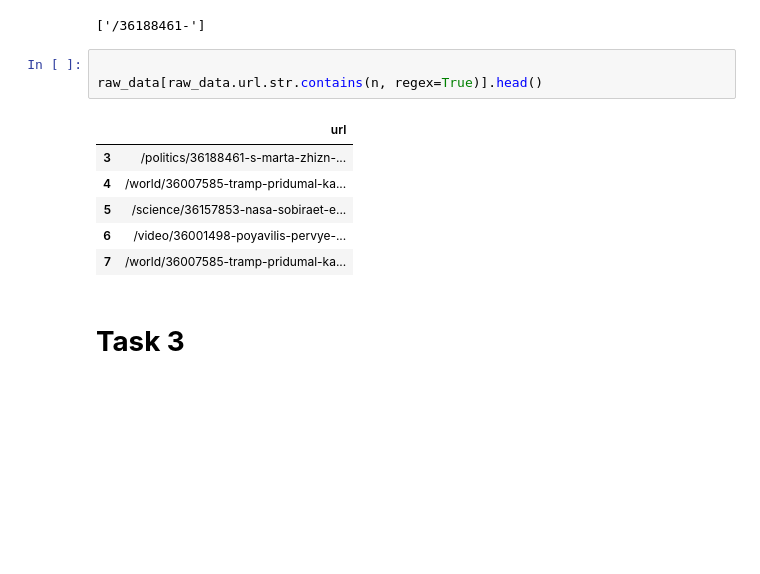
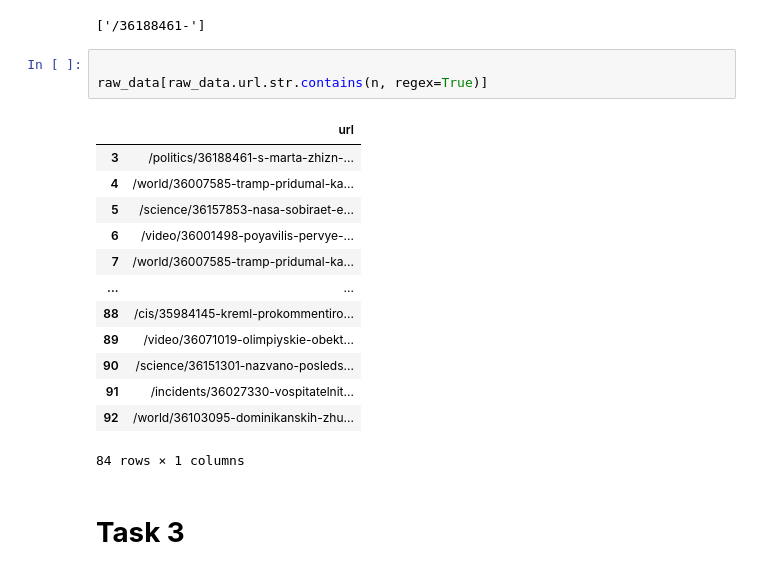
Before and after one commit to igorzhidkov/DS29, a Jupyter notebook: HW_advnc_pandas.ipynb, the cells around one changed output. Drawn from its saved outputs; the diff is of its cells as text; blank space fills up the shorter version.

```diff
--- a/HW_advnc_pandas.ipynb
+++ b/HW_advnc_pandas.ipynb
@@ -80,14 +71,21 @@ re.findall(n, string)
 ['/36188461-']
 # %%
 
-raw_data[raw_data.url.str.contains(n, regex=True)].head()
+raw_data[raw_data.url.str.contains(n, regex=True)]
 # %% [output]
 |  | url |
 | 3 | /politics/36188461-s-marta-zhizn-... |
 | 4 | /world/36007585-tramp-pridumal-ka... |
 | 5 | /science/36157853-nasa-sobiraet-e... |
 | 6 | /video/36001498-poyavilis-pervye-... |
 | 7 | /world/36007585-tramp-pridumal-ka... |
+| ... | ... |
+| 88 | /cis/35984145-kreml-prokommentiro... |
+| 89 | /video/36071019-olimpiyskie-obekt... |
+| 90 | /science/36151301-nazvano-posleds... |
+| 91 | /incidents/36027330-vospitatelnit... |
+| 92 | /world/36103095-dominikanskih-zhu... |
+84 rows × 1 columns
 # %% [markdown]
 # **Task 3**
 # %%
```
Also changed, not shown: parts of 2 cells of this notebook, 8 other files.
